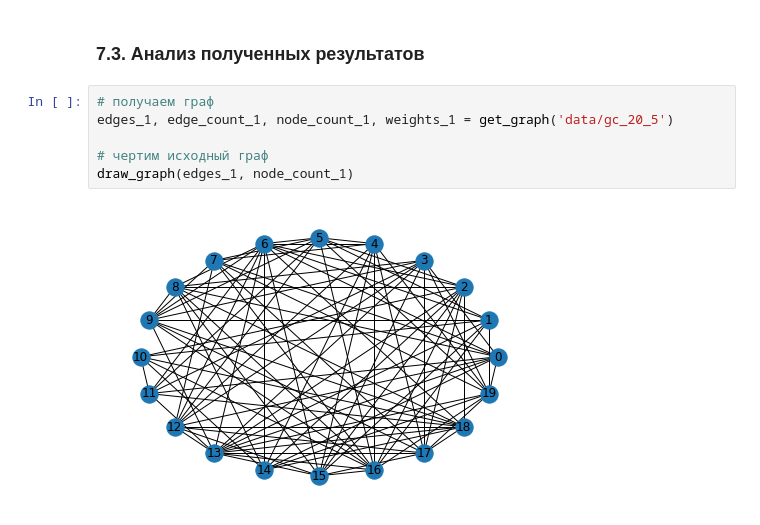
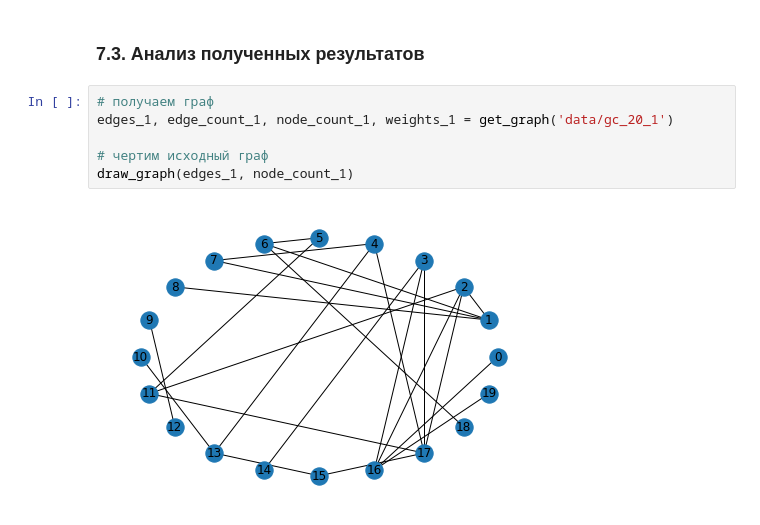
Before and after one commit to danon2018/SDP_project, a Jupyter notebook: SDP.ipynb, the cells around one changed output. Saved outputs shown, nothing was run; the diff lists cells and outputs as text.

```diff
--- a/SDP.ipynb
+++ b/SDP.ipynb
@@ -869,9 +895,9 @@ def sdp_maxcut(edge_count, node_count, weights, epsilon = 0.1):
 ### 7.3. Анализ полученных результатов
 # %%
 # получаем граф
-edges_1, edge_count_1, node_count_1, weights_1 = get_graph('data/gc_20_5')
+edges_1, edge_count_1, node_count_1, weights_1 = get_graph('data/gc_20_1')
 
 # чертим исходный граф
 draw_graph(edges_1, node_count_1)
 # %% [output]
-[figure, old version]
+[figure, new version]
```
Also changed, not shown: parts of 43 cells of this notebook.
